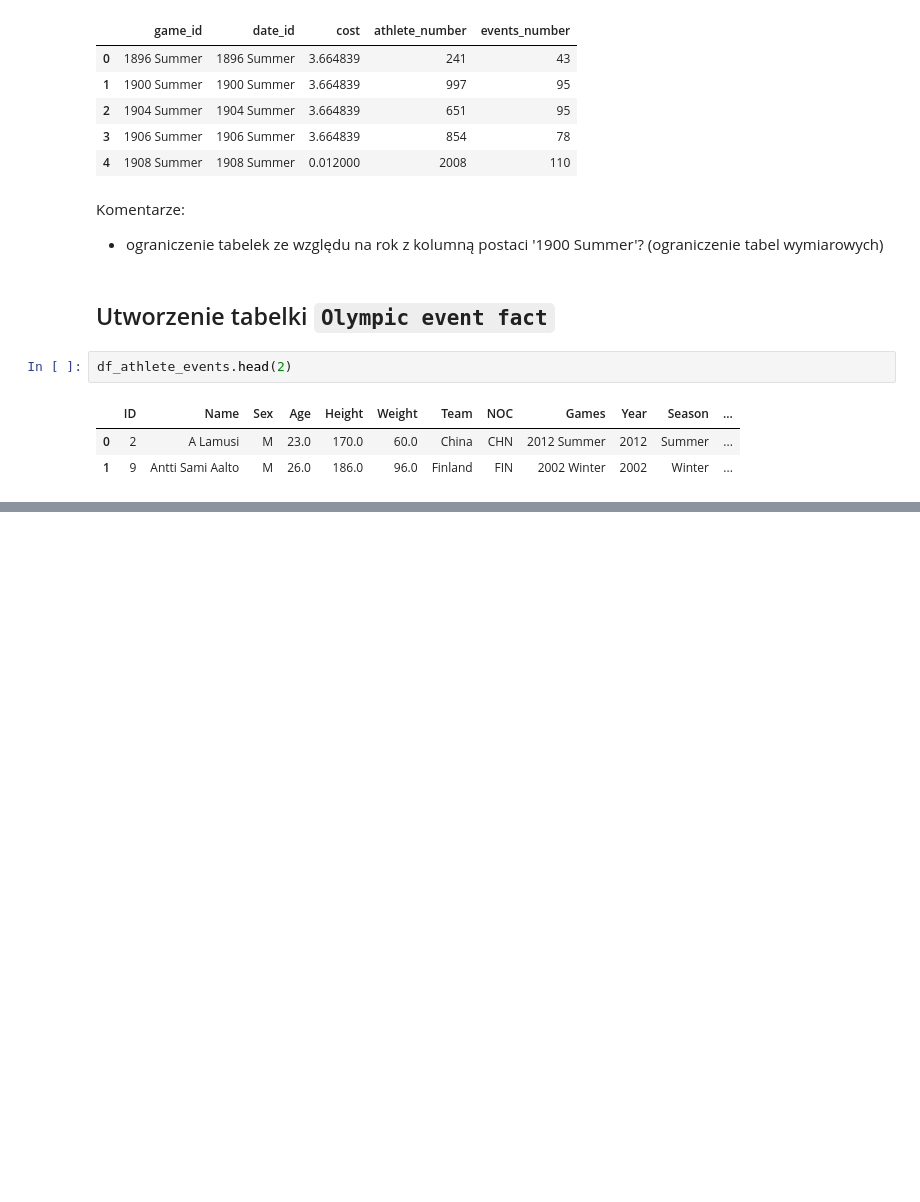
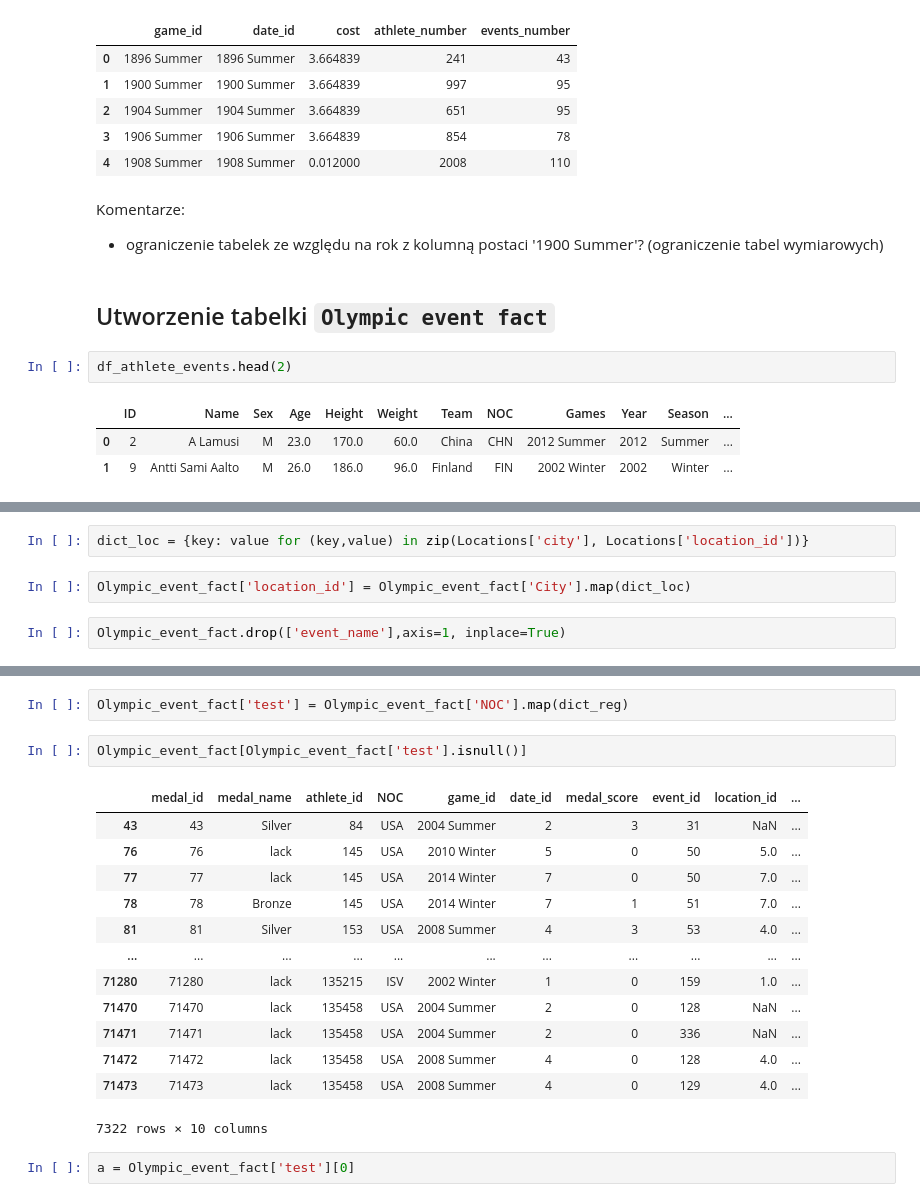
Before and after one commit to grudzienAda/hurtownie_project, a Jupyter notebook: ETL/table_transformations.ipynb, the cells around one changed output, grey strips where cells are left out. Drawn from its saved outputs; the diff is of its cells as text; blank space fills up the shorter version.

```diff
--- a/ETL/table_transformations.ipynb
+++ b/ETL/table_transformations.ipynb
@@ -382,0 +644,6 @@ Olympic_event_fact.head(3)
+# %%
+dict_loc = {key: value for (key,value) in zip(Locations['city'], Locations['location_id'])}
+# %%
+Olympic_event_fact['location_id'] = Olympic_event_fact['City'].map(dict_loc)
+# %%
+Olympic_event_fact.drop(['event_name'],axis=1, inplace=True)
@@ -382,0 +676,20 @@ Olympic_event_fact.head(3)
+# %%
+Olympic_event_fact['test'] = Olympic_event_fact['NOC'].map(dict_reg)
+# %%
+Olympic_event_fact[Olympic_event_fact['test'].isnull()]
+# %% [output]
+|  | medal_id | medal_name | athlete_id | NOC | game_id | date_id | medal_score | event_id | location_id | ... |
+| 43 | 43 | Silver | 84 | USA | 2004 Summer | 2 | 3 | 31 | NaN | ... |
+| 76 | 76 | lack | 145 | USA | 2010 Winter | 5 | 0 | 50 | 5.0 | ... |
+| 77 | 77 | lack | 145 | USA | 2014 Winter | 7 | 0 | 50 | 7.0 | ... |
+| 78 | 78 | Bronze | 145 | USA | 2014 Winter | 7 | 1 | 51 | 7.0 | ... |
+| 81 | 81 | Silver | 153 | USA | 2008 Summer | 4 | 3 | 53 | 4.0 | ... |
+| ... | ... | ... | ... | ... | ... | ... | ... | ... | ... | ... |
+| 71280 | 71280 | lack | 135215 | ISV | 2002 Winter | 1 | 0 | 159 | 1.0 | ... |
+| 71470 | 71470 | lack | 135458 | USA | 2004 Summer | 2 | 0 | 128 | NaN | ... |
+| 71471 | 71471 | lack | 135458 | USA | 2004 Summer | 2 | 0 | 336 | NaN | ... |
+| 71472 | 71472 | lack | 135458 | USA | 2008 Summer | 4 | 0 | 128 | 4.0 | ... |
+| 71473 | 71473 | lack | 135458 | USA | 2008 Summer | 4 | 0 | 129 | 4.0 | ... |
+7322 rows × 10 columns
+# %%
+a = Olympic_event_fact['test'][0]
```
Also changed, not shown: parts of 58 cells of this notebook.
